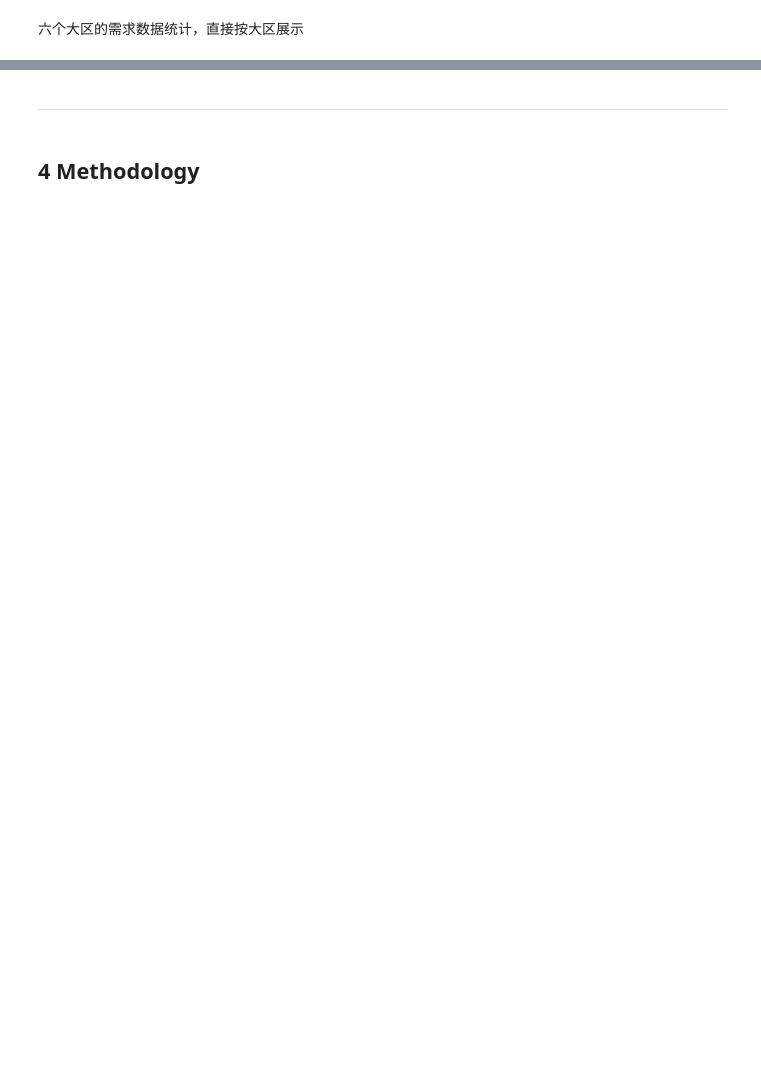
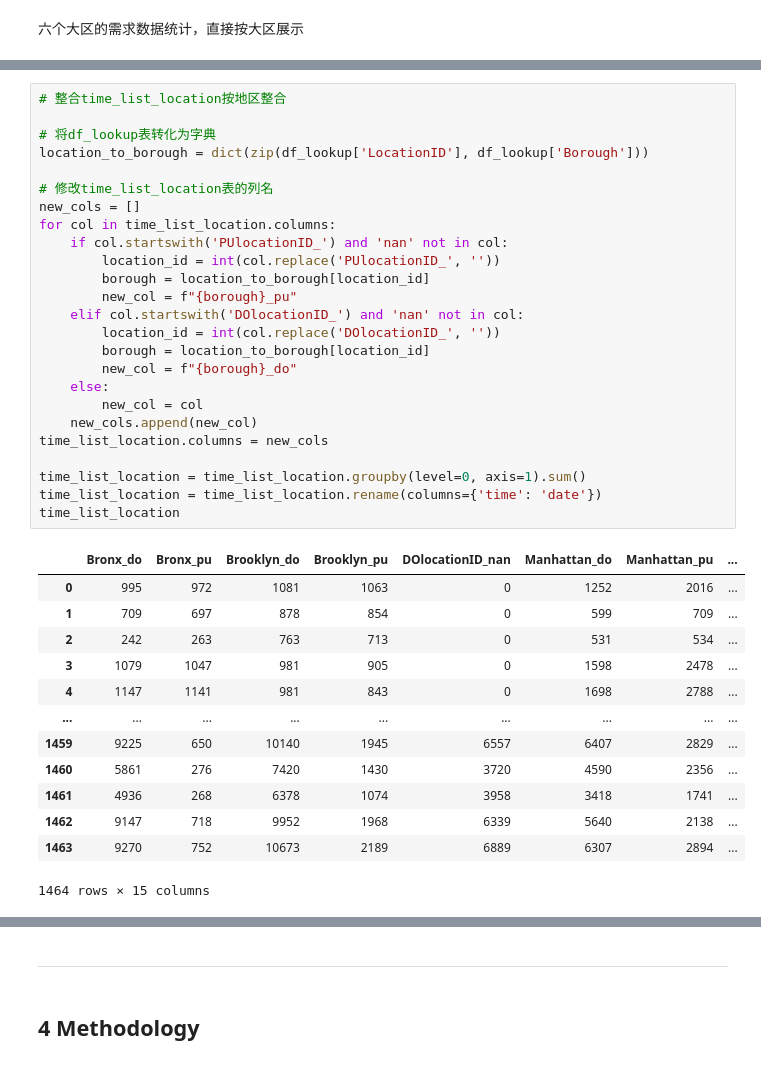
Before and after one commit to X-Fan-Jack/Taxis-prediction-in-NYC, a Jupyter notebook: cw_casa06.ipynb, the cells around one changed output, grey strips where cells are left out. Cells and saved outputs as stored; diff of their text form; blank space fills up the shorter version.

```diff
--- a/cw_casa06.ipynb
+++ b/cw_casa06.ipynb
@@ -283,0 +326,39 @@ memory usage: 1.7 GB
+# %%
+# 整合time_list_location按地区整合
+
+# 将df_lookup表转化为字典
+location_to_borough = dict(zip(df_lookup['LocationID'], df_lookup['Borough']))
+
+# 修改time_list_location表的列名
+new_cols = []
+for col in time_list_location.columns:
+    if col.startswith('PUlocationID_') and 'nan' not in col:
+        location_id = int(col.replace('PUlocationID_', ''))
+        borough = location_to_borough[location_id]
+        new_col = f"{borough}_pu"
+    elif col.startswith('DOlocationID_') and 'nan' not in col:
+        location_id = int(col.replace('DOlocationID_', ''))
+        borough = location_to_borough[location_id]
+        new_col = f"{borough}_do"
+    else:
+        new_col = col
+    new_cols.append(new_col)
+time_list_location.columns = new_cols
+
+time_list_location = time_list_location.groupby(level=0, axis=1).sum()
+time_list_location = time_list_location.rename(columns={'time': 'date'})
+time_list_location
+# %% [output]
+|  | Bronx_do | Bronx_pu | Brooklyn_do | Brooklyn_pu | DOlocationID_nan | Manhattan_do | Manhattan_pu | ... |
+| 0 | 995 | 972 | 1081 | 1063 | 0 | 1252 | 2016 | ... |
+| 1 | 709 | 697 | 878 | 854 | 0 | 599 | 709 | ... |
+| 2 | 242 | 263 | 763 | 713 | 0 | 531 | 534 | ... |
+| 3 | 1079 | 1047 | 981 | 905 | 0 | 1598 | 2478 | ... |
+| 4 | 1147 | 1141 | 981 | 843 | 0 | 1698 | 2788 | ... |
+| ... | ... | ... | ... | ... | ... | ... | ... | ... |
+| 1459 | 9225 | 650 | 10140 | 1945 | 6557 | 6407 | 2829 | ... |
+| 1460 | 5861 | 276 | 7420 | 1430 | 3720 | 4590 | 2356 | ... |
+| 1461 | 4936 | 268 | 6378 | 1074 | 3958 | 3418 | 1741 | ... |
+| 1462 | 9147 | 718 | 9952 | 1968 | 6339 | 5640 | 2138 | ... |
+| 1463 | 9270 | 752 | 10673 | 2189 | 6889 | 6307 | 2894 | ... |
+1464 rows × 15 columns
```
Also changed, not shown: parts of 18 cells of this notebook.
